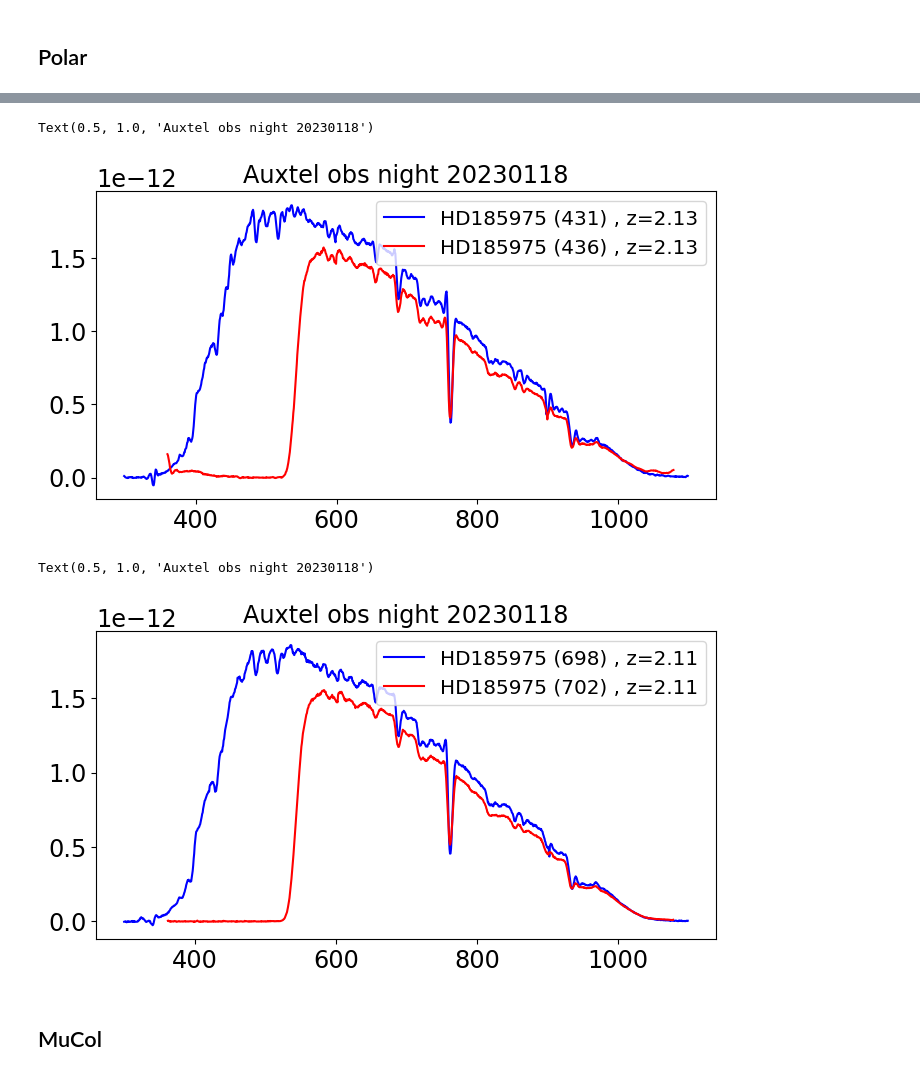
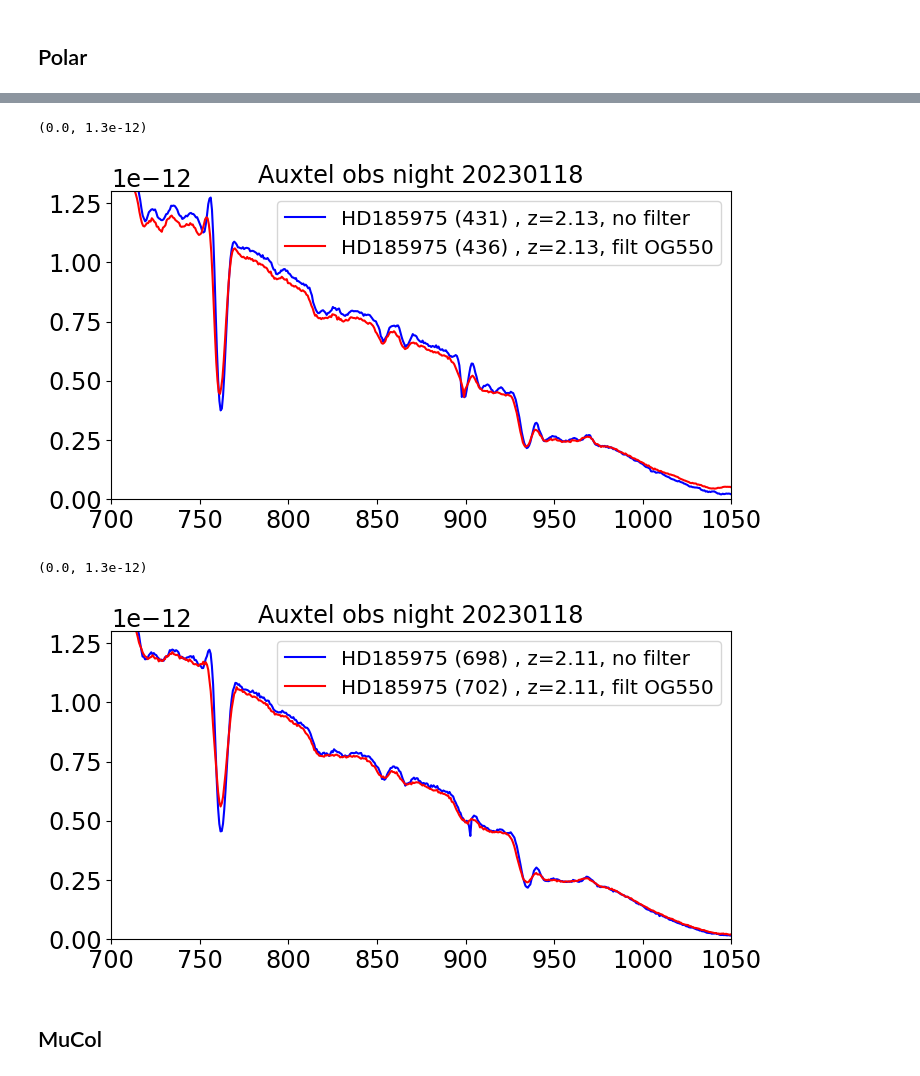
Before and after one commit to sylvielsstfr/AuxTelComm, a Jupyter notebook: notebooks_usdf/CompareAbsorptionBands/202302/CompareH2OAbsorptionBand_MolarandMuCol_20230118.ipynb, the cells around one changed output, grey strips where cells are left out. Saved outputs shown, nothing was run; the diff lists cells and outputs as text; code cells hidden in the pictures.

```diff
--- a/notebooks_usdf/CompareAbsorptionBands/202302/CompareH2OAbsorptionBand_MolarandMuCol_20230118.ipynb
+++ b/notebooks_usdf/CompareAbsorptionBands/202302/CompareH2OAbsorptionBand_MolarandMuCol_20230118.ipynb
@@ -525,18 +575,22 @@ idx_polar_wtfilt = df_polar_wtfilt.index[0]
 airmass_polar_wtfilt = df_polar_wtfilt.airmass.values[0]
 target_polar_wtfilt = df_polar_wtfilt.object.values[0]
 the_spectrum_polar_wtfilt = all_spectra2[idx_polar_wtfilt]
+transm_og = f_transm_og550(the_spectrum_polar_wtfilt.all_lambdas.values)
+transm_og = 0.92
 # %%
 plt.figure(figsize=(8,4))
-label=f"{target_polar_nofilt} ({seq_num_polarnofilt}) , z={airmass_polar_nofilt:.2f}"
+label=f"{target_polar_nofilt} ({seq_num_polarnofilt}) , z={airmass_polar_nofilt:.2f}, no filter"
 plt.plot(the_spectrum_polar_nofilt.all_lambdas,the_spectrum_polar_nofilt.all_fluxes,'b-',label=label)
-label=f"{target_polar_wtfilt} ({seq_num_polarwtfilt}) , z={airmass_polar_wtfilt:.2f}"
-plt.plot(the_spectrum_polar_wtfilt.all_lambdas,the_spectrum_polar_wtfilt.all_fluxes,'r-',label=label)
+label=f"{target_polar_wtfilt} ({seq_num_polarwtfilt}) , z={airmass_polar_wtfilt:.2f}, filt OG550"
+plt.plot(the_spectrum_polar_wtfilt.all_lambdas,the_spectrum_polar_wtfilt.all_fluxes/transm_og,'r-',label=label)
 the_title = f"Auxtel obs night {the_date}"
 plt.legend()
 plt.title(the_title)
+plt.xlim(700,1050)
+plt.ylim(0,1.3e-12)
 # %% [output]
-Text(0.5, 1.0, 'Auxtel obs night 20230118')
+(0.0, 1.3e-12)
-[figure, old version]
+[figure, new version]
 # %%
 seq_num_polarnofilt = 698
 df_polar_nofilt = infos1[infos1.number == seq_num_polarnofilt ]
@@ -554,14 +610,16 @@ the_spectrum_polar_wtfilt = all_spectra2[idx_polar_wtfilt]
 # %%
 plt.figure(figsize=(8,4))
-label=f"{target_polar_nofilt} ({seq_num_polarnofilt}) , z={airmass_polar_nofilt:.2f}"
+label=f"{target_polar_nofilt} ({seq_num_polarnofilt}) , z={airmass_polar_nofilt:.2f}, no filter"
 plt.plot(the_spectrum_polar_nofilt.all_lambdas,the_spectrum_polar_nofilt.all_fluxes,'b-',label=label)
-label=f"{target_polar_wtfilt} ({seq_num_polarwtfilt}) , z={airmass_polar_wtfilt:.2f}"
-plt.plot(the_spectrum_polar_wtfilt.all_lambdas,the_spectrum_polar_wtfilt.all_fluxes,'r-',label=label)
+label=f"{target_polar_wtfilt} ({seq_num_polarwtfilt}) , z={airmass_polar_wtfilt:.2f}, filt OG550"
+plt.plot(the_spectrum_polar_wtfilt.all_lambdas,the_spectrum_polar_wtfilt.all_fluxes/transm_og,'r-',label=label)
 the_title = f"Auxtel obs night {the_date}"
 plt.legend()
 plt.title(the_title)
+plt.xlim(700,1050)
+plt.ylim(0,1.3e-12)
 # %% [output]
-Text(0.5, 1.0, 'Auxtel obs night 20230118')
+(0.0, 1.3e-12)
-[figure, old version]
+[figure, new version]
 # %% [markdown]
 ## MuCol
```
Also changed, not shown: parts of 19 cells of this notebook.
